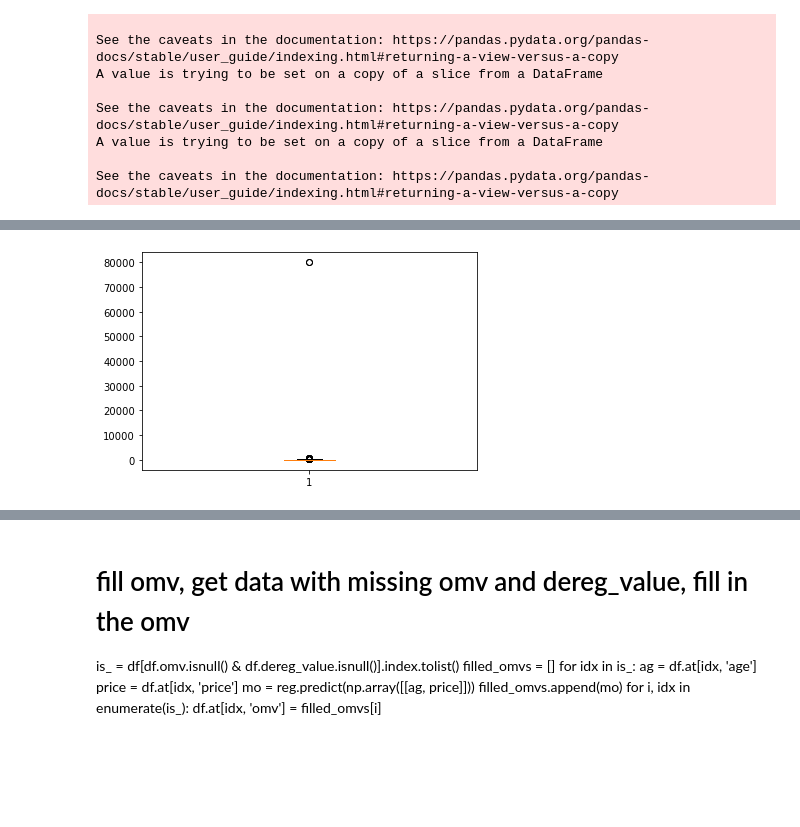
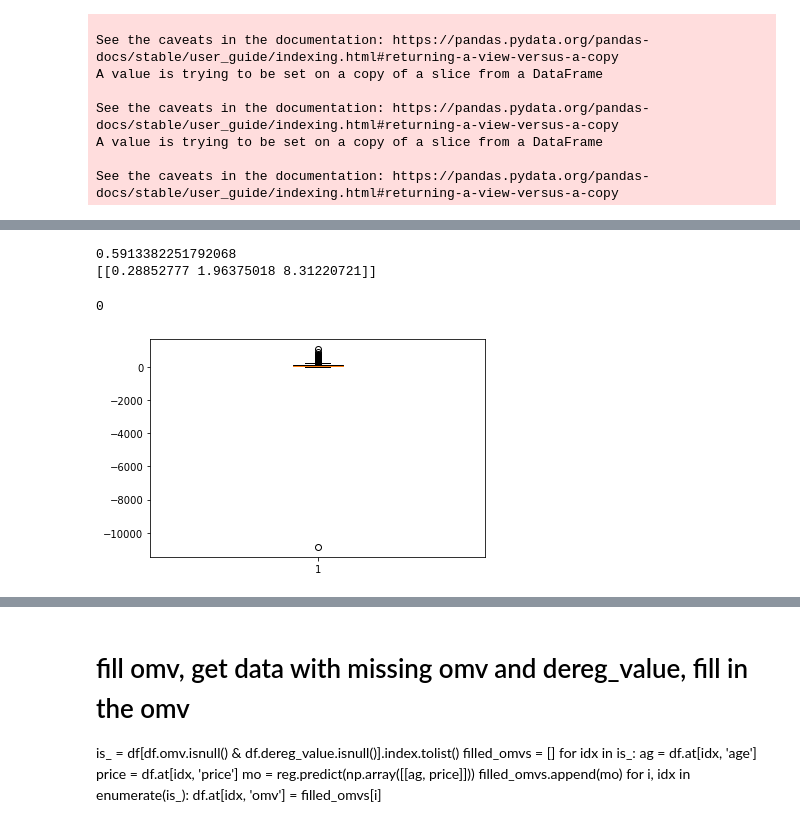
Before and after one commit to WendyBaiYunwei/CS5228-project, a Jupyter notebook: data-cleaning.ipynb, the cells around one changed output, grey strips where cells are left out. Saved outputs shown, nothing was run; the diff lists cells and outputs as text; code cells hidden in the pictures; blank space fills up the shorter version.

Commit message:
finish train

```diff
--- a/data-cleaning.ipynb
+++ b/data-cleaning.ipynb
@@ -171,0 +213,9 @@ See the caveats in the documentation: https://pandas.pydata.org/pandas-docs/stab
+# %%
+
+vr = []
+## for train
+for i in range(len(vintage)):
+    x = vintage.iloc[i]
+    vr.append(x['price'] / x['omv'])
+plt.boxplot(vr)
+plt.show()
@@ -172,7 +288,45 @@ See the caveats in the documentation: https://pandas.pydata.org/pandas-docs/stab
+# %%
+# get the omv through regressor
+df_ = df[df.category.str.contains('low mileage')][df.price > 250000].copy()
+df_ = df_.dropna(subset=['omv'])
+price = np.array(df_['price']).reshape(-1, 1)
+
+age = np.array(df_['age']).reshape(-1, 1)
+
+mileage = np.array(df_['mileage']).reshape(-1, 1)
+
+X = np.concatenate((price, mileage, age), axis=1)
+y = np.array(df_['omv']).reshape(-1, 1)
+
+reg = LinearRegression().fit(X, y)
+print(reg.score(X, y))
+print(reg.coef_)
+# %% [output]
+0.5913382251792068
+[[0.28852777 1.96375018 8.31220721]]
+# %%
+missingPriceAges = []
+missing = df[df.omv.isnull()]
+idxs = missing.index
+
+for idx, row in missing.iterrows():
+    price = row['price']
+    mileage = row['mileage']
+    age = row['age']
+    missingPriceAges.append((price, mileage, age))
+# print(len(missingPriceAges))
+omvs = reg.predict(np.array(missingPriceAges))
+count = 0
+for i in idxs:
+    df.at[i, 'omv'] = omvs[count]
+    count += 1
+print(df['omv'].isnull().sum())
+# %% [output]
+0
 # %%
-plt.boxplot(df_['age'])
+plt.boxplot(df['age'])
 plt.show()
 # %% [output]
-[figure, old version]
+[figure, new version]
 # %%
 print(df[df.age > 20000])
```
Also changed, not shown: parts of 40 cells of this notebook.
